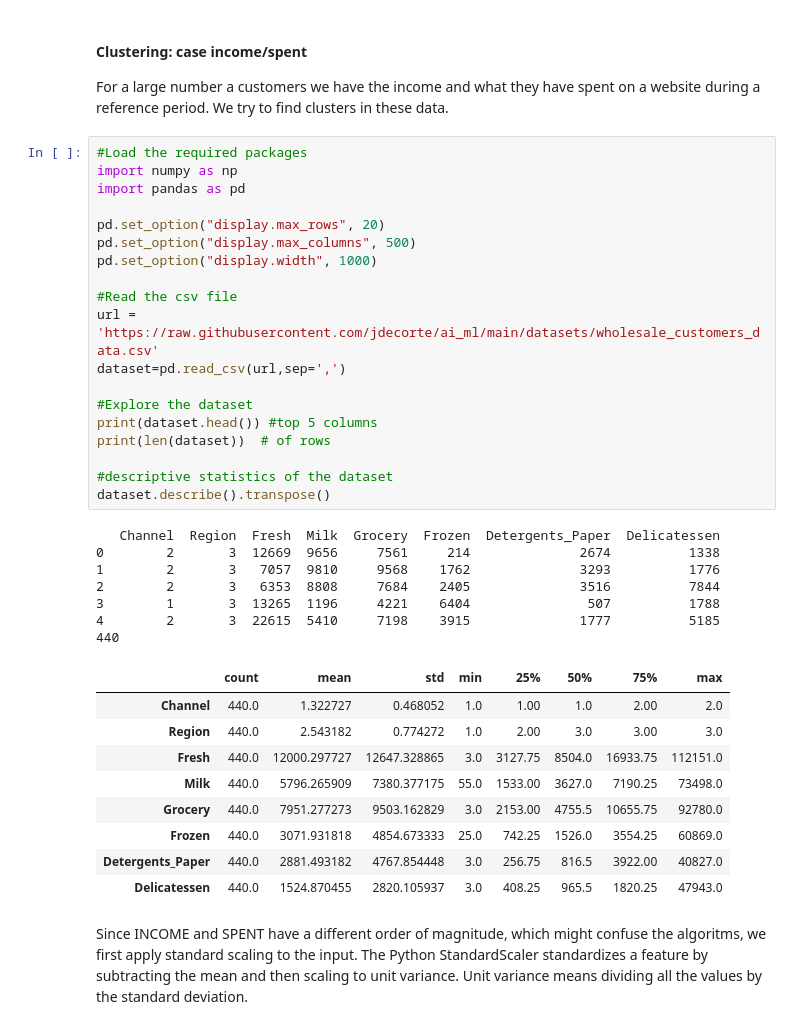
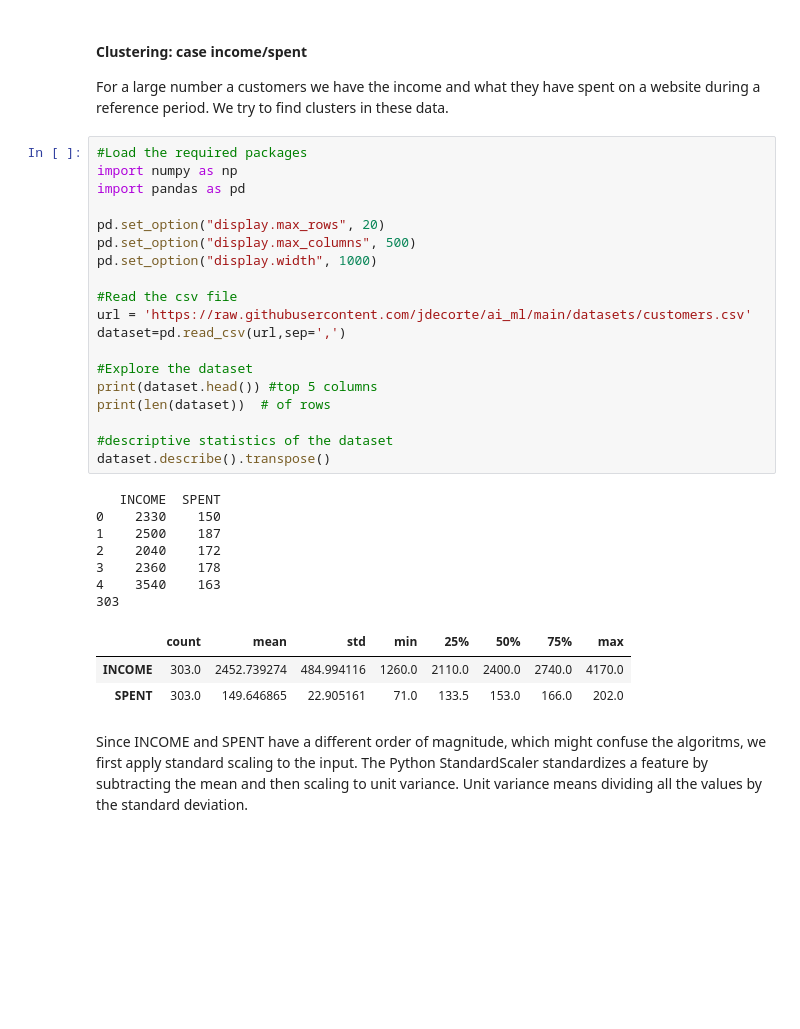
Before and after one commit to jdecorte/ai_ml, a Jupyter notebook: 084-clustering_case_income_spent.ipynb, the cells around one changed output. Cells and saved outputs as stored; diff of their text form; blank space fills up the shorter version.

```diff
--- a/084-clustering_case_income_spent.ipynb
+++ b/084-clustering_case_income_spent.ipynb
@@ -4,39 +4,33 @@ For a large number a customers we have the income and what they have spent on a
 # %%
 #Load the required packages
 import numpy as np
 import pandas as pd
 
 pd.set_option("display.max_rows", 20)
 pd.set_option("display.max_columns", 500)
 pd.set_option("display.width", 1000)
 
 #Read the csv file
-url = 'https://raw.githubusercontent.com/jdecorte/ai_ml/main/datasets/wholesale_customers_data.csv'
+url = 'https://raw.githubusercontent.com/jdecorte/ai_ml/main/datasets/customers.csv'
 dataset=pd.read_csv(url,sep=',')
 
 #Explore the dataset
 print(dataset.head()) #top 5 columns
 print(len(dataset))  # of rows
 
 #descriptive statistics of the dataset
 dataset.describe().transpose()
 # %% [output]
-   Channel  Region  Fresh  Milk  Grocery  Frozen  Detergents_Paper  Delicatessen
-0        2       3  12669  9656     7561     214              2674          1338
-1        2       3   7057  9810     9568    1762              3293          1776
-2        2       3   6353  8808     7684    2405              3516          7844
-3        1       3  13265  1196     4221    6404               507          1788
-4        2       3  22615  5410     7198    3915              1777          5185
-440
+   INCOME  SPENT
+0    2330    150
+1    2500    187
+2    2040    172
+3    2360    178
+4    3540    163
+303
 |  | count | mean | std | min | 25% | 50% | 75% | max |
-| Channel | 440.0 | 1.322727 | 0.468052 | 1.0 | 1.00 | 1.0 | 2.00 | 2.0 |
-| Region | 440.0 | 2.543182 | 0.774272 | 1.0 | 2.00 | 3.0 | 3.00 | 3.0 |
-| Fresh | 440.0 | 12000.297727 | 12647.328865 | 3.0 | 3127.75 | 8504.0 | 16933.75 | 112151.0 |
-| Milk | 440.0 | 5796.265909 | 7380.377175 | 55.0 | 1533.00 | 3627.0 | 7190.25 | 73498.0 |
-| Grocery | 440.0 | 7951.277273 | 9503.162829 | 3.0 | 2153.00 | 4755.5 | 10655.75 | 92780.0 |
-| Frozen | 440.0 | 3071.931818 | 4854.673333 | 25.0 | 742.25 | 1526.0 | 3554.25 | 60869.0 |
-| Detergents_Paper | 440.0 | 2881.493182 | 4767.854448 | 3.0 | 256.75 | 816.5 | 3922.00 | 40827.0 |
-| Delicatessen | 440.0 | 1524.870455 | 2820.105937 | 3.0 | 408.25 | 965.5 | 1820.25 | 47943.0 |
+| INCOME | 303.0 | 2452.739274 | 484.994116 | 1260.0 | 2110.0 | 2400.0 | 2740.0 | 4170.0 |
+| SPENT | 303.0 | 149.646865 | 22.905161 | 71.0 | 133.5 | 153.0 | 166.0 | 202.0 |
 # %% [markdown]
 Since INCOME and SPENT have a different order of magnitude, which might confuse the algoritms, we first apply standard scaling to the input. The Python StandardScaler standardizes a feature by subtracting the mean and then scaling to unit variance. Unit variance means dividing all the values by the standard deviation.
 # %%
```
Also changed, not shown: parts of 6 cells of this notebook, 1 other file.
